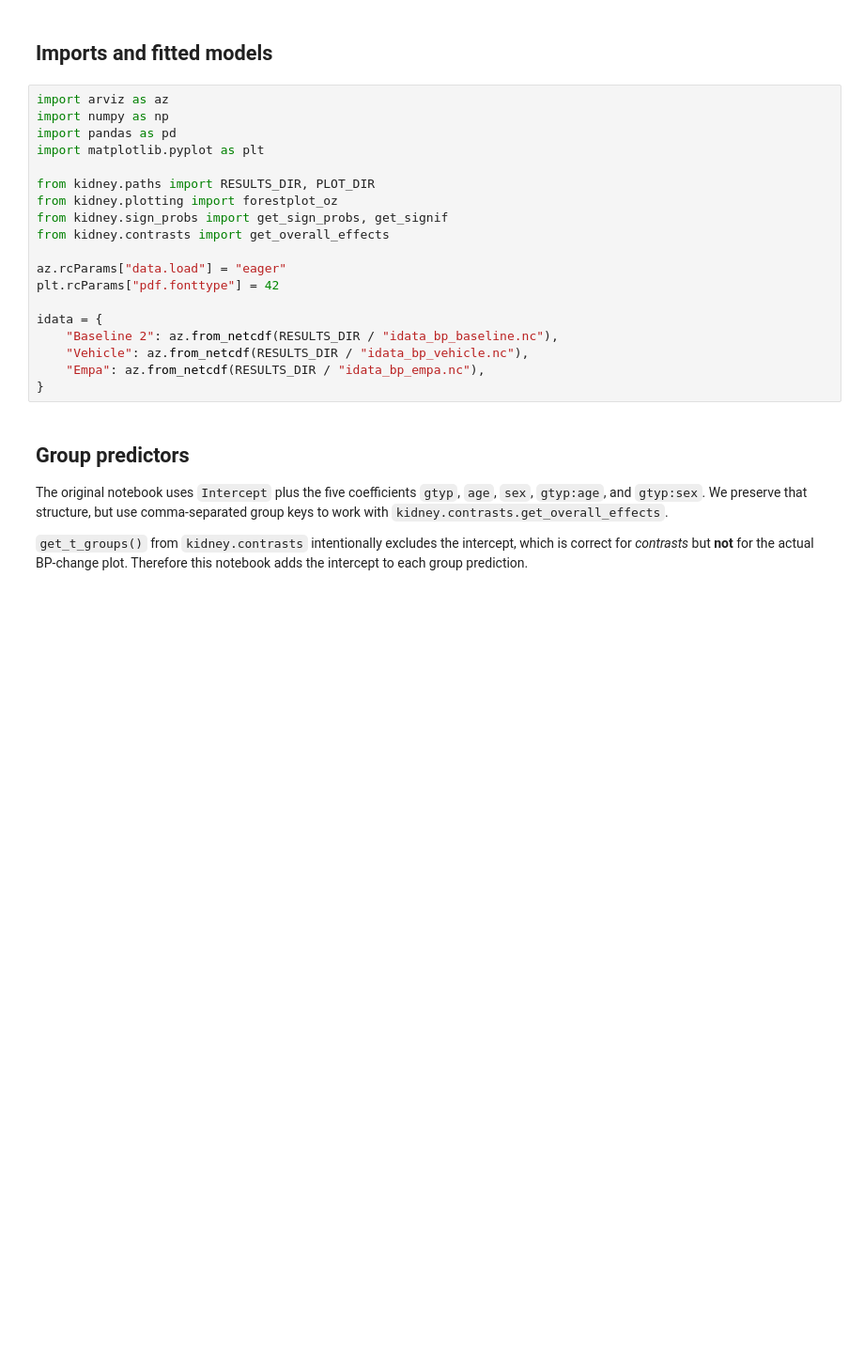
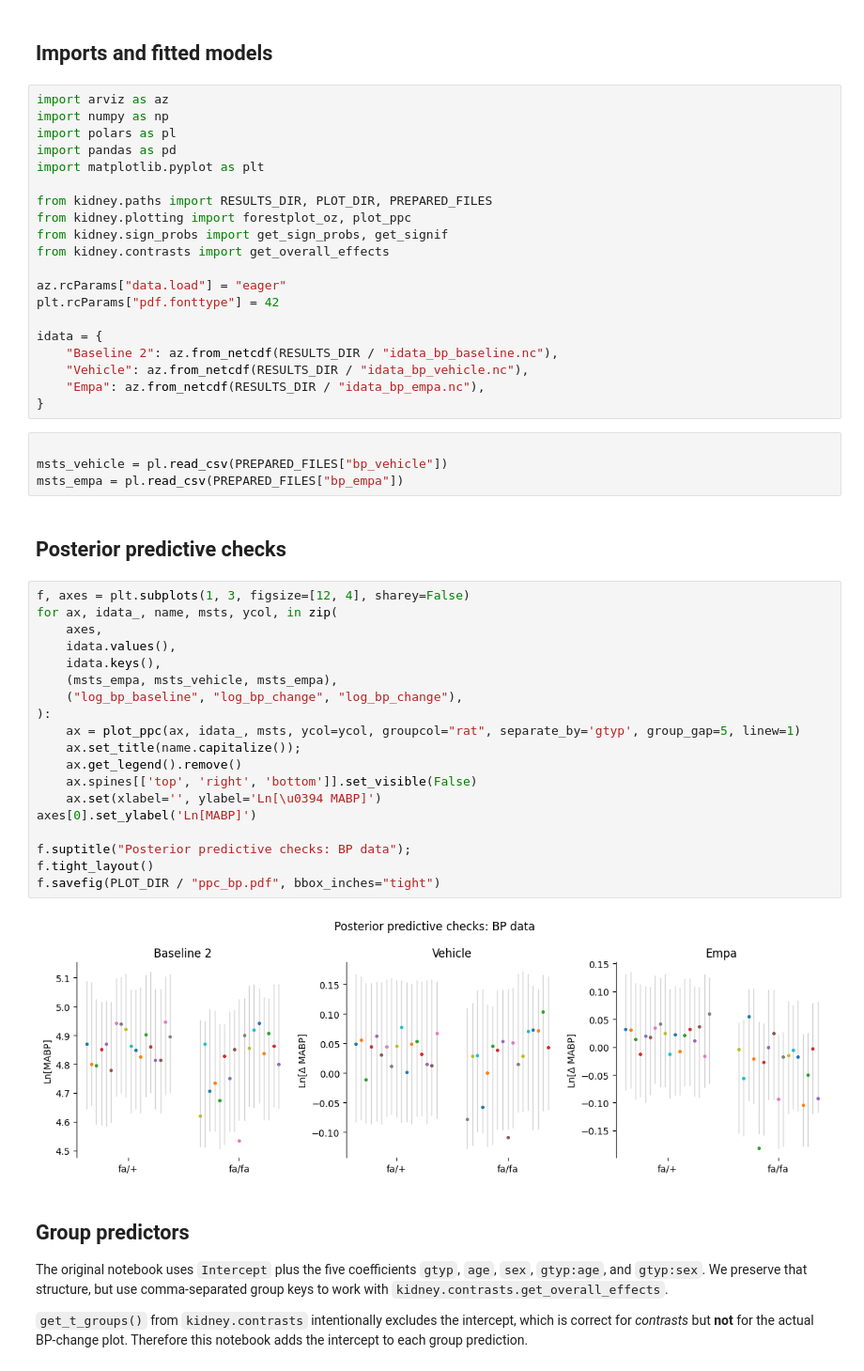
Before and after one commit to teddygroves/kidney, a Jupyter notebook: notebooks/analyse fits-bp_overall_effects.ipynb, the cells around one changed output. Shown at 94% size. Cells and saved outputs as stored; diff of their text form; blank space fills up the shorter version.

```diff
--- a/notebooks/analyse fits-bp_overall_effects.ipynb
+++ b/notebooks/analyse fits-bp_overall_effects.ipynb
@@ -12,11 +12,12 @@ Based on `analyse fits-bp(1).ipynb`. The original analysis loads **three separat
 # %%
 import arviz as az
 import numpy as np
+import polars as pl
 import pandas as pd
 import matplotlib.pyplot as plt
 
-from kidney.paths import RESULTS_DIR, PLOT_DIR
-from kidney.plotting import forestplot_oz
+from kidney.paths import RESULTS_DIR, PLOT_DIR, PREPARED_FILES
+from kidney.plotting import forestplot_oz, plot_ppc
 from kidney.sign_probs import get_sign_probs, get_signif
 from kidney.contrasts import get_overall_effects
 
@@ -28,6 +29,33 @@ idata = {
     "Vehicle": az.from_netcdf(RESULTS_DIR / "idata_bp_vehicle.nc"),
     "Empa": az.from_netcdf(RESULTS_DIR / "idata_bp_empa.nc"),
 }
+# %%
+
+msts_vehicle = pl.read_csv(PREPARED_FILES["bp_vehicle"])
+msts_empa = pl.read_csv(PREPARED_FILES["bp_empa"])
+# %% [markdown]
+## Posterior predictive checks
+# %%
+f, axes = plt.subplots(1, 3, figsize=[12, 4], sharey=False)
+for ax, idata_, name, msts, ycol, in zip(
+    axes,
+    idata.values(),
+    idata.keys(),
+    (msts_empa, msts_vehicle, msts_empa),
+    ("log_bp_baseline", "log_bp_change", "log_bp_change"),
+):
+    ax = plot_ppc(ax, idata_, msts, ycol=ycol, groupcol="rat", separate_by='gtyp', group_gap=5, linew=1)
+    ax.set_title(name.capitalize());
+    ax.get_legend().remove()
+    ax.spines[['top', 'right', 'bottom']].set_visible(False)
+    ax.set(xlabel='', ylabel='Ln[\u0394 MABP]')
+axes[0].set_ylabel('Ln[MABP]')
+
+f.suptitle("Posterior predictive checks: BP data");
+f.tight_layout()
+f.savefig(PLOT_DIR / "ppc_bp.pdf", bbox_inches="tight")
+# %% [output]
+[figure, added]
 # %% [markdown]
 ## Group predictors
 
```
Also changed, not shown: 26 other files.
